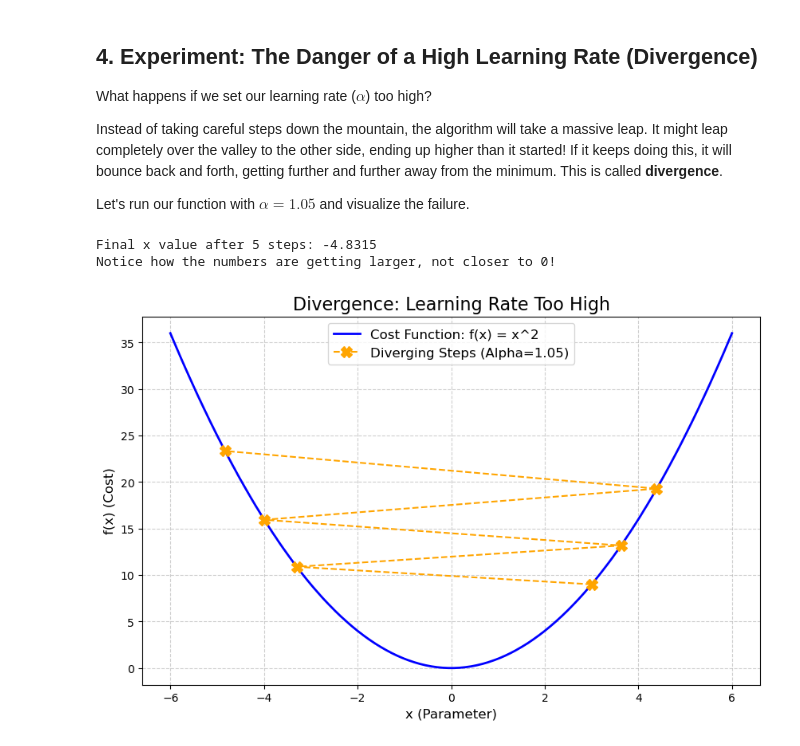
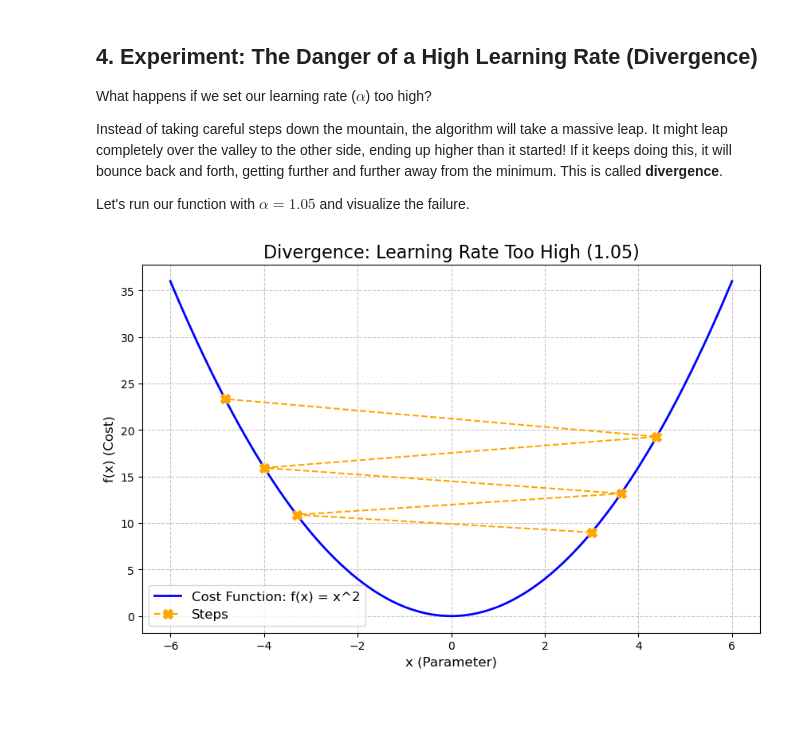
Before and after one commit to RumenMoysev/Softuni-math-concepts-final, a Jupyter notebook: gradient_descent_explainer.ipynb, the cells around one changed output. Drawn from its saved outputs; the diff is of its cells as text; code cells hidden in the pictures; blank space fills up the shorter version.

Commit message:
Move the plotting logic to a function

```diff
--- a/gradient_descent_explainer.ipynb
+++ b/gradient_descent_explainer.ipynb
@@ -181,32 +190,8 @@ Let's run our function with $\alpha = 1.05$ and visualize the failure.
 # %%
 # Run the algorithm with a high learning rate
 # We only take 5 steps because it will grow out of control very quickly!
 final_x_bad, step_history_bad, time_bad = gradient_descent(starting_x=3.0, learning_rate=1.05, num_iterations=5)
 
-print(f"Final x value after 5 steps: {final_x_bad:.4f}")
-print("Notice how the numbers are getting larger, not closer to 0!")
-
-# Re-create our curve data
-x_curve_wide = np.linspace(-6, 6, 100)
-y_curve_wide = f(x_curve_wide)
-y_history_bad = [f(x) for x in step_history_bad]
-
-# Set up the plot
-plt.figure(figsize=(10, 6))
-plt.plot(x_curve_wide, y_curve_wide, label="Cost Function: f(x) = x^2", color="blue", linewidth=2)
-
-# Plot the bad steps in orange to show divergence
-plt.plot(step_history_bad, y_history_bad, color="orange", marker="X", linestyle="dashed", markersize=10, label="Diverging Steps (Alpha=1.05)")
-
-# Add labels
-plt.title("Divergence: Learning Rate Too High", fontsize=16)
-plt.xlabel("x (Parameter)", fontsize=12)
-plt.ylabel("f(x) (Cost)", fontsize=12)
-plt.legend(fontsize=12)
-plt.grid(True, linestyle="--", alpha=0.6)
-
-plt.show()
+plot_gradient_descent(step_history_bad, title="Divergence: Learning Rate Too High (1.05)", x_bounds=(-6, 6), path_color="orange", path_marker="X")
 # %% [output]
-Final x value after 5 steps: -4.8315
-Notice how the numbers are getting larger, not closer to 0!
-[figure, old version]
+[figure, new version]
```
Also changed, not shown: parts of 3 cells of this notebook.
